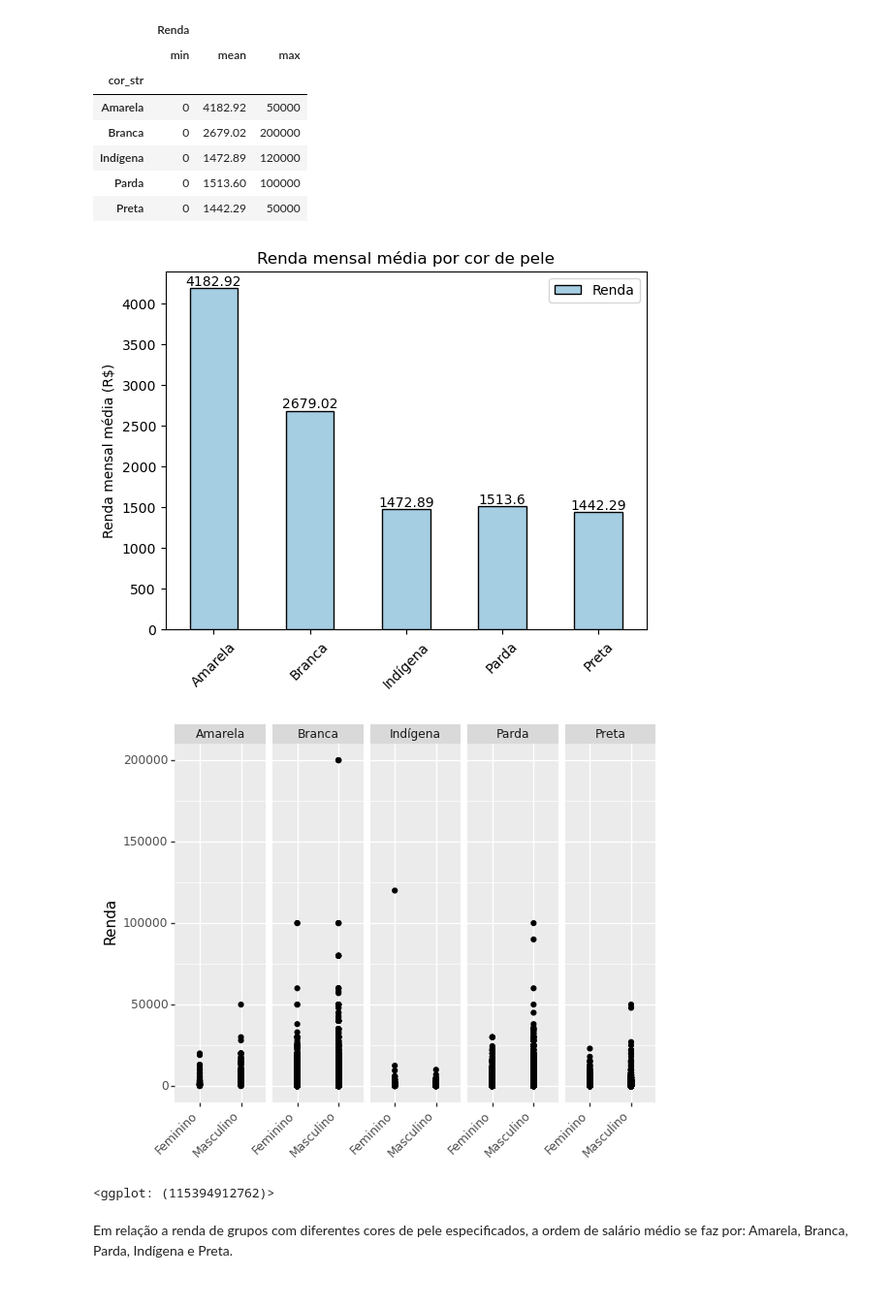
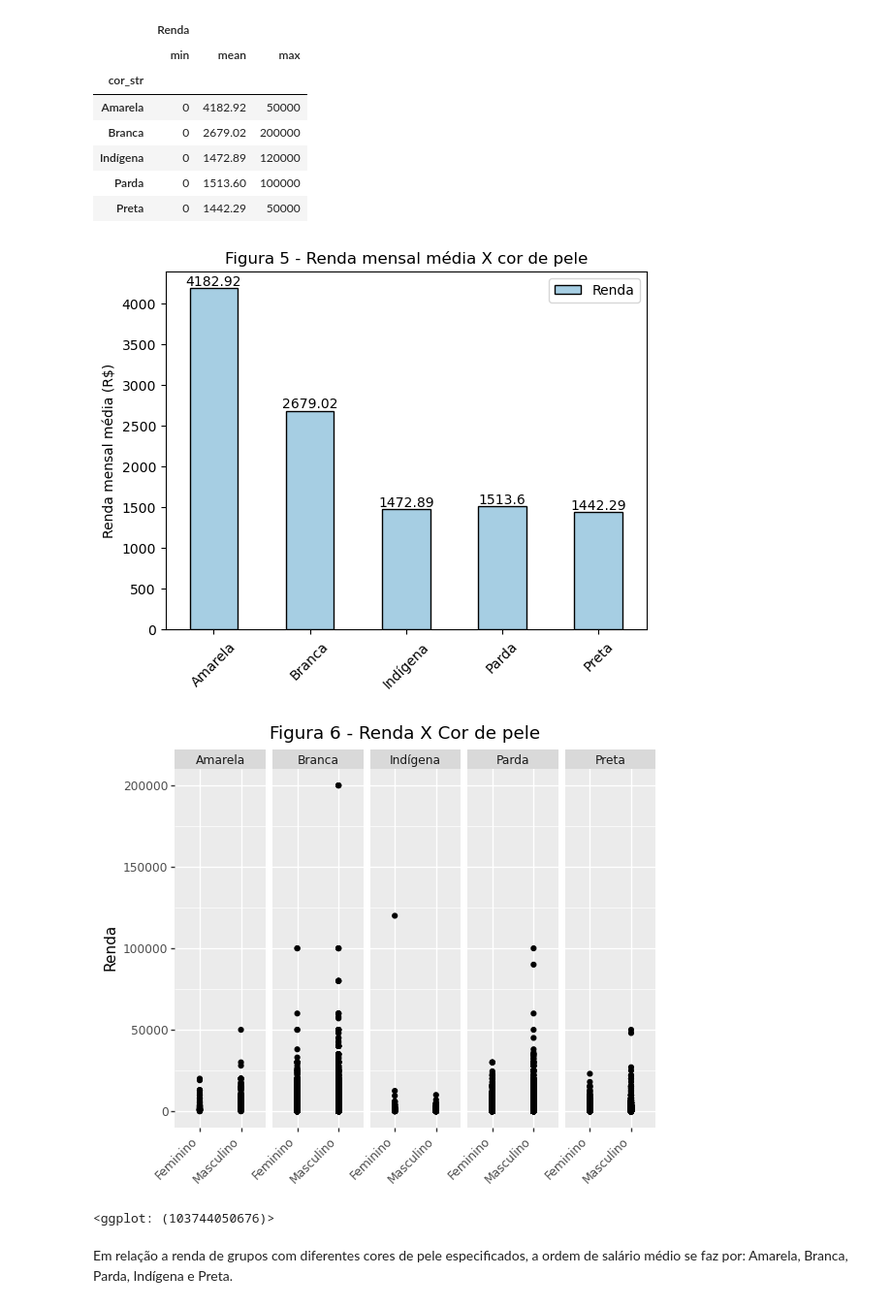
Before and after one commit to pedroogarcez/projeto_ibge, a Jupyter notebook: ibge_analise_de_dados.ipynb, the cells around one changed output. Shown at 97% size. Cells and saved outputs as stored; diff of their text form; code cells hidden in the pictures.

```diff
--- a/ibge_analise_de_dados.ipynb
+++ b/ibge_analise_de_dados.ipynb
@@ -236,20 +264,20 @@ df[['cor_str','Renda']].groupby('cor_str').agg('mean').plot(kind='bar',color=col
 plt.xticks(rotation=45)
 plt.xlabel('')
 plt.ylabel('Renda mensal média (R$)')
-plt.title('Renda mensal média por cor de pele');
+plt.title('Figura 5 - Renda mensal média X cor de pele');
 media_renda_cor = [4182.92,2679.02,1472.89,1513.6,1442.29]
 for i in range(len(media_renda_cor)):
     plt.text(i,media_renda_cor[i],media_renda_cor[i],ha='center',va='bottom')
 # %% [output]
-[figure, old version]
+[figure, new version]
 # %%
 (ggplot(df) +
   geom_point(aes(x = "sexo_str", y = "Renda"))+
   facet_grid("~cor_str") +
   theme(axis_text_x  = element_text(angle = 45, hjust = 1))+
-  labs(x = ''))
+  labs(x = '',title='Figura 6 - Renda X Cor de pele '))
 # %% [output]
-[figure, old version]
+[figure, new version]
-<ggplot: (115394912762)>
+<ggplot: (103744050676)>
 # %% [markdown]
 Em relação a renda de grupos com diferentes cores de pele especificados, a ordem de salário médio se faz por: Amarela, Branca, Parda, Indígena e Preta.
```
Also changed, not shown: parts of 27 cells of this notebook.
